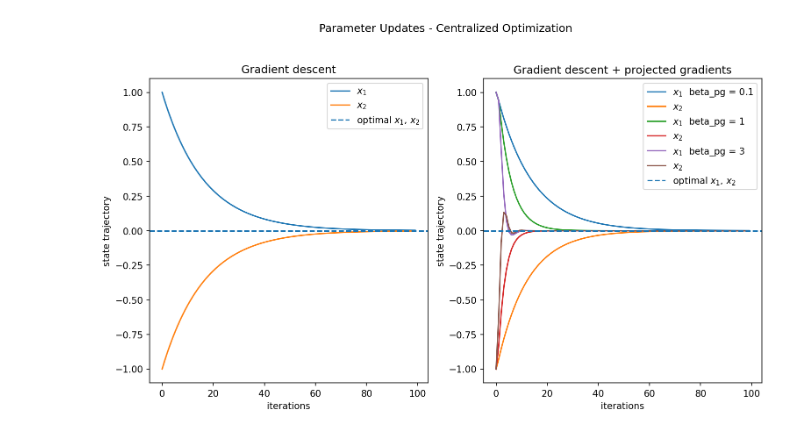
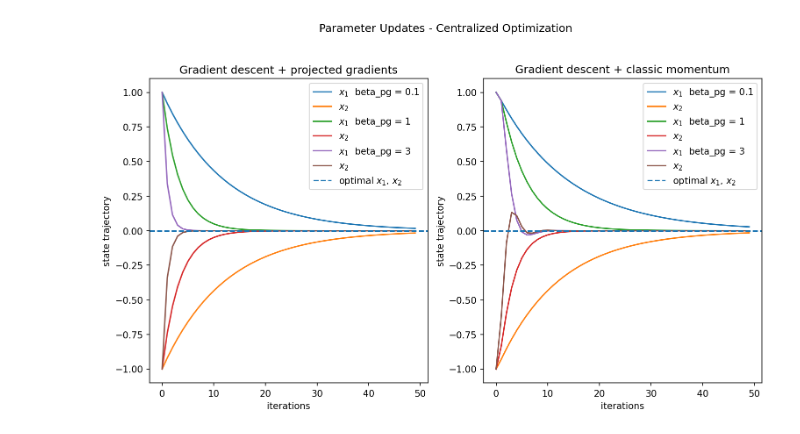
Before and after one commit to AndreiLix/FrODO, a Jupyter notebook: ALGORITHM_projectedGradients.ipynb, the cells around one changed output. Saved outputs shown, nothing was run; the diff lists cells and outputs as text; code cells hidden in the pictures.

```diff
--- a/ALGORITHM_projectedGradients.ipynb
+++ b/ALGORITHM_projectedGradients.ipynb
@@ -70,14 +70,15 @@ axs[0].legend()
 
 beta_g = learning_rate
 betas_pg = [ 0.1, 1, 3]
-betas_fg = [ 0.1, 1, 3]
+prev_step_x1 = 0
+prev_step_x2 = 0
 
 
 # betas_memory = [0.01, 0.05, 0.1]
 
 # for beta_memory in betas_memory:
 
-for beta_pg, beta_fg in zip(betas_pg, betas_pg):
+for beta_pg in betas_pg:
 
     x1, x2 = 1., -1.
     history_x1 = []
@@ -90,15 +91,22 @@ for beta_pg, beta_fg in zip(betas_pg, betas_pg):
         x1_currentGradient = get_gradientVector([x1, x2])[0]
         x2_currentGradient = get_gradientVector([x1, x2])[1]
 
+        prev_step_x1 = x1
+        prev_step_x2 = x2
+
         x1 = x1 - beta_g * x1_currentGradient  \
                 - beta_pg * get_gradientVector([x1 + beta_g * x1_currentGradient, x2])[0] \
-                - beta_fg * get_gradientVector([x1 - beta_g * x1_currentGradient, x2])[0]
+                - beta_pg * get_gradientVector([x1 - beta_g * x1_currentGradient, x2])[0]
 
         x2 = x2 - beta_g * x2_currentGradient  \
                 - beta_pg * get_gradientVector([x1, x2 + beta_g * x2_currentGradient])[1] \
-                - beta_fg * get_gradientVector([x1, x2 - beta_g * x2_currentGradient])[1]
+                - beta_pg * get_gradientVector([x1, x2 - beta_g * x2_currentGradient])[1]
 
-    axs[1].plot(range(len(history_x1)), history_x1, label=f"$x_1$  beta_pg = {beta_pg}, beta_fg = {beta_fg}")
+        prev_step_x1 = x1 - prev_step_x1
+        prev_step_x2 = x2 - prev_step_x2
+
+
+    axs[1].plot(range(len(history_x1)), history_x1, label=f"$x_1$  beta_pg = {beta_pg}")
     axs[1].plot(range(len(history_x2)), history_x2, label="$x_2$")
 
 axs[1].axhline(y=optimal_x_1, linestyle='dashed', label="optimal $x_1$, $x_2$")
@@ -137,40 +146,67 @@ fig, axs = plt.subplots(1, 2, figsize=(12, 6), dpi=150)
 optimal_x_1 = 0
 optimal_x_2 = 0
 
-n_iterations = 100
+n_iterations = 50
 
 beta = 0.2
 alpha = 3
 
-learning_rate = beta * alpha
 
-x1, x2 = 1., -1.
-
-history_x1 = []
-history_x2 = []
-for _ in range(n_iterations):
-    history_x1.append(x1)
-    history_x2.append(x2)
-
-    x1 = x1 - learning_rate * get_gradientVector([x1, x2])[0]
-    x2 = x2 - learning_rate * get_gradientVector([x1, x2])[1]
+beta_g = learning_rate
+betas_pg = [0.1, 1, 3]
+prev_step_x1 = 0
+prev_step_x2 = 0
 
 
+# betas_memory = [0.01, 0.05, 0.1]
 
-# Plot for the first scenario
-axs[0].plot(range(len(history_x1)), history_x1, label="$x_1$")
-axs[0].plot(range(len(history_x2)), history_x2, label="$x_2$")
+# for beta_memory in betas_memory:
+
+for beta_pg in betas_pg:
+
+    x1, x2 = 1., -1.
+    history_x1 = []
+    history_x2 = []
+
+    for _ in range(n_iterations):
+        history_x1.append(x1)
+        history_x2.append(x2)
+
+        x1_currentGradient = get_gradientVector([x1, x2])[0]
+        x2_currentGradient = get_gradientVector([x1, x2])[1]
+
+        prev_step_x1 = x1
+        prev_step_x2 = x2
+
+        x1 = x1 - beta_g * x1_currentGradient  \
+                - beta_pg * get_gradientVector([x1 + beta_g * x1_currentGradient, x2])[0] \
+                - beta_pg * get_gradientVector([x1 - beta_g * x1_currentGradient, x2])[0]
+
+        x2 = x2 - beta_g * x2_currentGradient  \
+                - beta_pg * get_gradientVector([x1, x2 + beta_g * x2_currentGradient])[1] \
+                - beta_pg * get_gradientVector([x1, x2 - beta_g * x2_currentGradient])[1]
+
+        prev_step_x1 = x1 - prev_step_x1
+        prev_step_x2 = x2 - prev_step_x2
+
+
+    axs[0].plot(range(len(history_x1)), history_x1, label=f"$x_1$  beta_pg = {beta_pg}")
+    axs[0].plot(range(len(history_x2)), history_x2, label="$x_2$")
+
 axs[0].axhline(y=optimal_x_1, linestyle='dashed', label="optimal $x_1$, $x_2$")
-axs[0].set_title("Gradient descent")
+
+axs[0].set_title(f"Gradient descent + projected gradients")
+
+fig.suptitle("Parameter Updates - Centralized Optimization", y=1.02)
+
 axs[0].set_xlabel("iterations")
 axs[0].set_ylabel("state trajectory")
 axs[0].legend()
 
 
-
 beta_g = learning_rate
-betas_pg = [ 0.1, 1, 3]
-betas_fg = [ 0.1, 1, 3]
+betas_pg = [0.1, 1, 3]
+betas_fg = [0.1, 1, 3]
 
 
 # betas_memory = [0.01, 0.05, 0.1]
@@ -190,32 +226,32 @@ for beta_pg in betas_pg:
         history_x1.append(x1)
         history_x2.append(x2)
 
         x1_currentGradient = get_gradientVector([x1, x2])[0]
         x2_currentGradient = get_gradientVector([x1, x2])[1]
 
         x1 = x1 - beta_g * x1_currentGradient  \
                 - beta_pg * x1_lastGradient
 
         x2 = x2 - beta_g * x2_currentGradient  \
                 - beta_pg * get_gradientVector([x1, x2 + beta_g * x2_currentGradient])[1] \
                 - beta_pg * x2_lastGradient
 
         x1_lastGradient = x1_currentGradient
         x2_lastGradient = x2_currentGradient
 
 
     axs[1].plot(range(len(history_x1)), history_x1, label=f"$x_1$  beta_pg = {beta_pg}")
     axs[1].plot(range(len(history_x2)), history_x2, label="$x_2$")
 
 axs[1].axhline(y=optimal_x_1, linestyle='dashed', label="optimal $x_1$, $x_2$")
 
-axs[1].set_title(f"Gradient descent + projected gradients")
+axs[1].set_title(f"Gradient descent + classic momentum")
 
 fig.suptitle("Parameter Updates - Centralized Optimization", y=1.02)
 
 axs[1].set_xlabel("iterations")
 axs[1].set_ylabel("state trajectory")
 axs[1].legend()
 plt.show()
 # %% [output]
-[figure, old version]
+[figure, new version]
```
Also changed, not shown: parts of 2 cells of this notebook, 1 other file.
